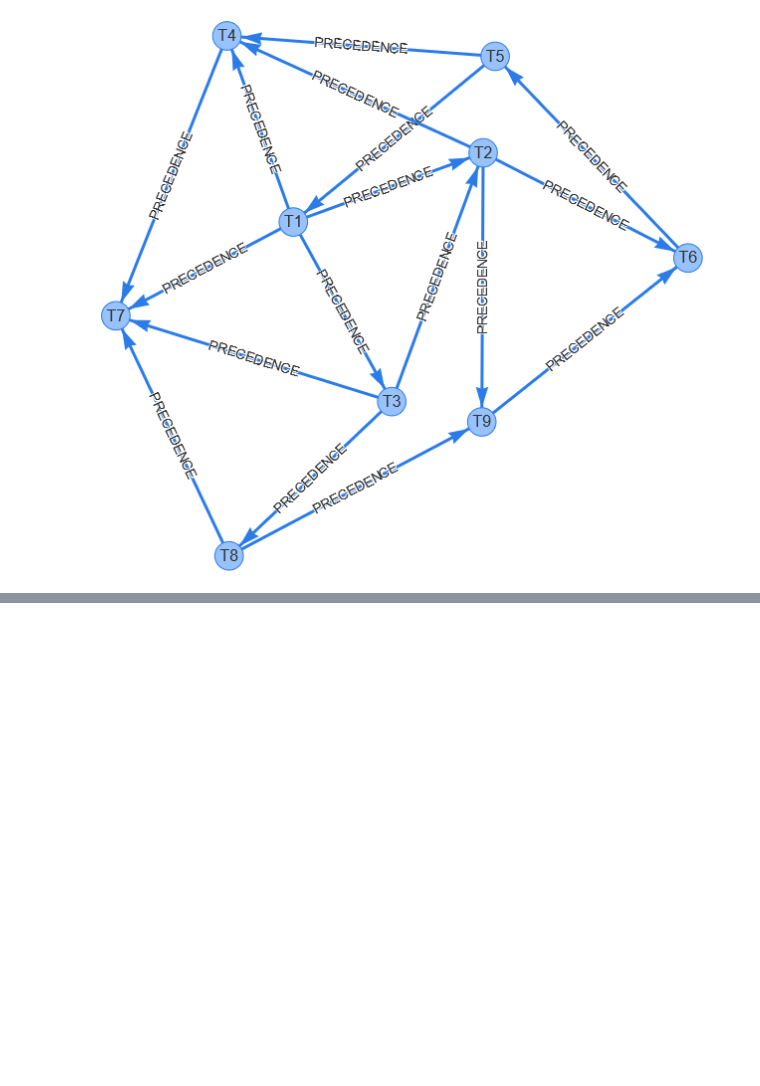
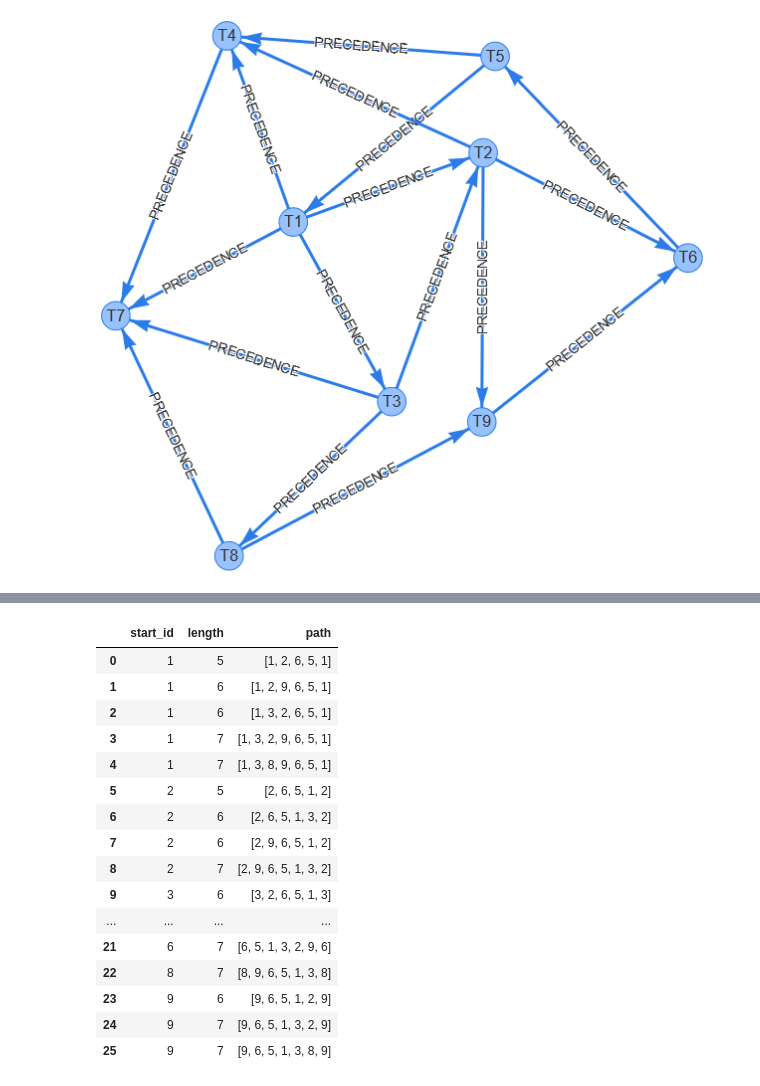
Before and after one commit to BigDataAnalyticsGroup/bigdataengineering, a Jupyter notebook: Graphs in SQL.ipynb, the cells around one changed output, grey strips where cells are left out. Cells and saved outputs as stored; diff of their text form; code cells hidden in the pictures; blank space fills up the shorter version.

```diff
--- a/Graphs in SQL.ipynb
+++ b/Graphs in SQL.ipynb
@@ -442,30 +394,29 @@ We finally output the id of the first node in our path (where we started our exp
 # %%
-with psycopg.connect(DSN) as conn:
-    with conn.cursor() as cur:
-        cur.execute("""
-        -- create a local view with the following attributes:
-        -- start node, end node, length of the path, the path-array, and whether cycle
-        WITH RECURSIVE rec_edges(start_id, end_id, length, path, cycle) AS (
-                -- return all edges and their start and end nodes
-                -- expand each tuple by the length of the path (1), the path (start_id) and
-                -- whether we found a cycle (false unless the edge is a self-reference, not present in the example data)
-                SELECT e.start_id, e.end_id, 1, ARRAY[e.start_id], e.start_id = e.end_id
-                FROM edges AS e
-            UNION
-                -- join next edge to temporary result,
-                -- increase path length by one,
-                -- append current node to path-array (using the ||-operator),
-                -- additionaly check if e.start_id can be found in the path-array (using ANY(); if true, we found a cycle)
-                SELECT e.start_id, e.end_id, re.length + 1, path || e.start_id, e.start_id = ANY(path)
-                FROM edges AS e JOIN rec_edges AS re ON e.start_id = re.end_id
-                WHERE NOT cycle
-                -- we only consider paths that do not contain a cycle yet
-                -- this works as each result of a recursive part of WITH RECURSIVE is added to the total result anayways!
-        )
-        -- pick all paths that are cycles (in the sense that we return to the start node)
-        SELECT DISTINCT start_id, length, path
-        FROM rec_edges
-        WHERE cycle AND start_id = path[1];
-        """)
-        print_set_postgres(cur)
+conn.execute("""
+-- create a local view with the following attributes:
+-- start node, end node, length of the path, the path-array, and boolean value indicating a found cycle
+WITH RECURSIVE rec_edges(start_id, end_id, length, path, cycle) AS (
+        -- return all edges and their start and end nodes
+        -- expand each tuple by the length of the path (1), the path (start_id) and
+        -- whether we found a cycle (false unless the edge is a self-reference, not present in the example data)
+        SELECT e.start_id, e.end_id, 1, LIST_VALUE(e.start_id), e.start_id = e.end_id
+        FROM edges AS e
+    UNION
+        -- join next edge to temporary result,
+        -- increase path length by one,
+        -- append current node to path  (using the LIST_APPEND function),
+        -- additionaly check if e.start_id can be found in the path-array (using ANY(); if true, we found a cycle)
+        SELECT e.start_id, e.end_id, re.length + 1, LIST_APPEND(path, e.start_id), e.start_id = ANY(path)
+        FROM edges AS e JOIN rec_edges AS re ON e.start_id = re.end_id
+        WHERE NOT cycle
+        -- we only consider paths that do not contain a cycle yet
+        -- this works as each result of a recursive part of WITH RECURSIVE is added to the total result anyways!
+)
+-- pick all paths that are cycles (in the sense that we return to the start node)
+SELECT DISTINCT start_id, length, path
+FROM rec_edges
+WHERE cycle AND start_id = path[1]
+ORDER BY start_id, length;
+""")
+display(conn.fetchdf())
 # %% [output]
@@ -488,0 +423,17 @@ with psycopg.connect(DSN) as conn:
+|  | start_id | length | path |
+| 0 | 1 | 5 | [1, 2, 6, 5, 1] |
+| 1 | 1 | 6 | [1, 2, 9, 6, 5, 1] |
+| 2 | 1 | 6 | [1, 3, 2, 6, 5, 1] |
+| 3 | 1 | 7 | [1, 3, 2, 9, 6, 5, 1] |
+| 4 | 1 | 7 | [1, 3, 8, 9, 6, 5, 1] |
+| 5 | 2 | 5 | [2, 6, 5, 1, 2] |
+| 6 | 2 | 6 | [2, 6, 5, 1, 3, 2] |
+| 7 | 2 | 6 | [2, 9, 6, 5, 1, 2] |
+| 8 | 2 | 7 | [2, 9, 6, 5, 1, 3, 2] |
+| 9 | 3 | 6 | [3, 2, 6, 5, 1, 3] |
+| ... | ... | ... | ... |
+| 21 | 6 | 7 | [6, 5, 1, 3, 2, 9, 6] |
+| 22 | 8 | 7 | [8, 9, 6, 5, 1, 3, 8] |
+| 23 | 9 | 6 | [9, 6, 5, 1, 2, 9] |
+| 24 | 9 | 7 | [9, 6, 5, 1, 3, 2, 9] |
+| 25 | 9 | 7 | [9, 6, 5, 1, 3, 8, 9] |
```
Also changed, not shown: parts of 53 cells of this notebook, 13 other files.
